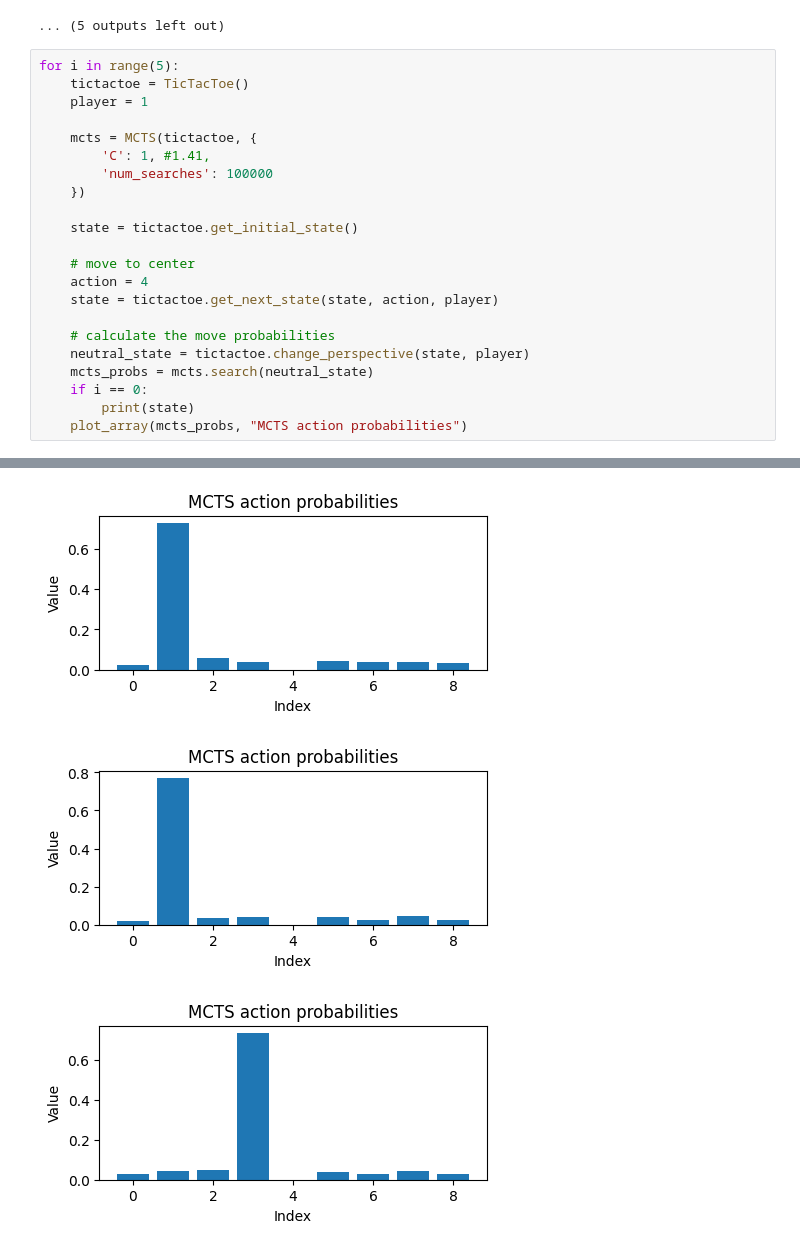
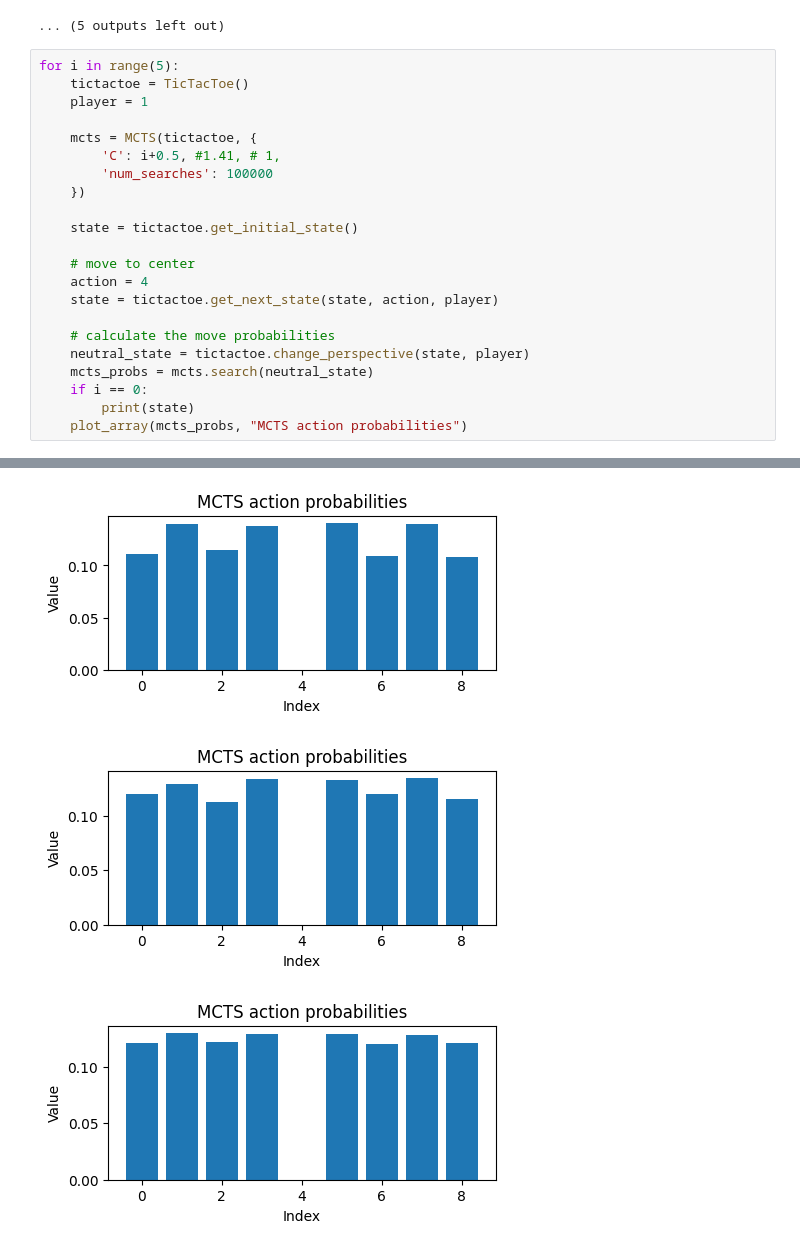
Before and after one commit to slatteryjim/AlphaZeroFromScratch, a Jupyter notebook: 1.TicTacToe.ipynb, the cells around one changed output, grey strips where cells are left out. Saved outputs shown, nothing was run; the diff lists cells and outputs as text.

```diff
--- a/1.TicTacToe.ipynb
+++ b/1.TicTacToe.ipynb
@@ -255,7 +255,7 @@ for i in range(5):
     player = 1
 
     mcts = MCTS(tictactoe, {
-        'C': 1, #1.41,
+        'C': i+0.5, #1.41, # 1,
         'num_searches': 100000
     })
 
@@ -280,3 +280,3 @@ for i in range(5):
-[figure, old version]
+[figure, new version]
-[figure, old version]
+[figure, new version]
-[figure, old version]
+[figure, new version]
```
Also changed, not shown: parts of 1 cell of this notebook.
